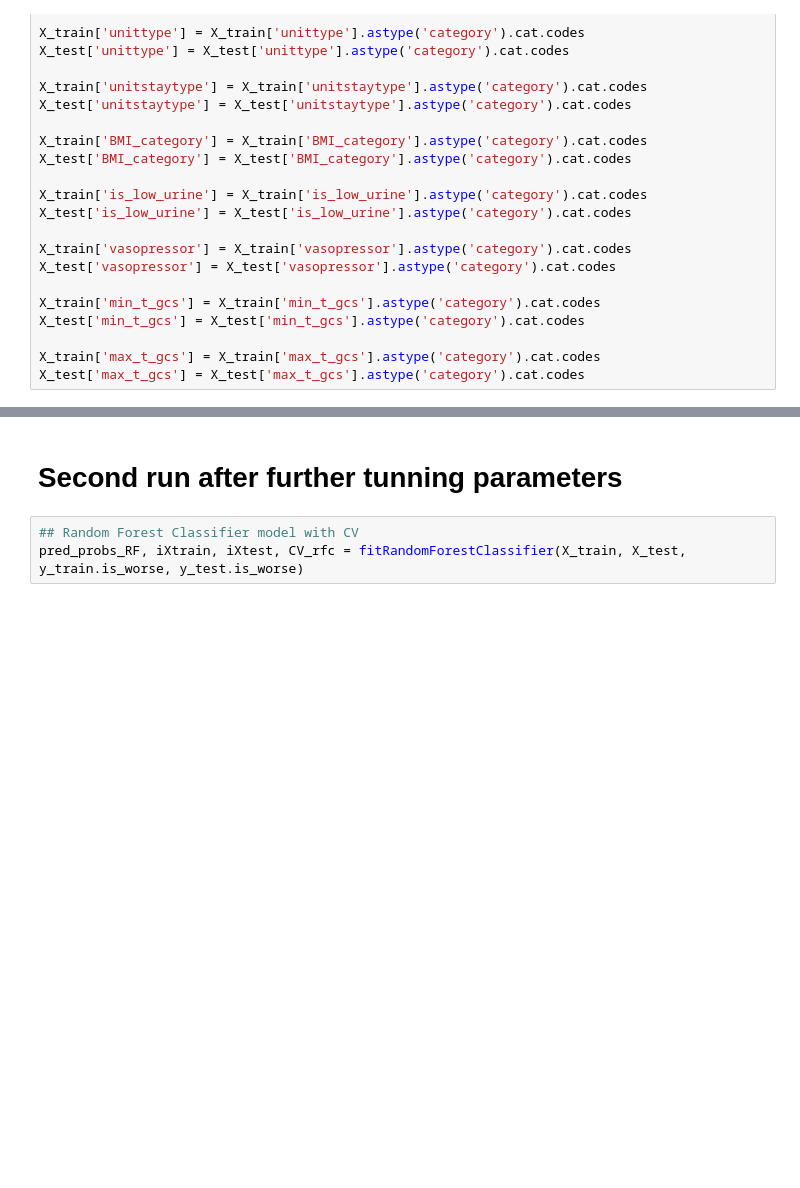
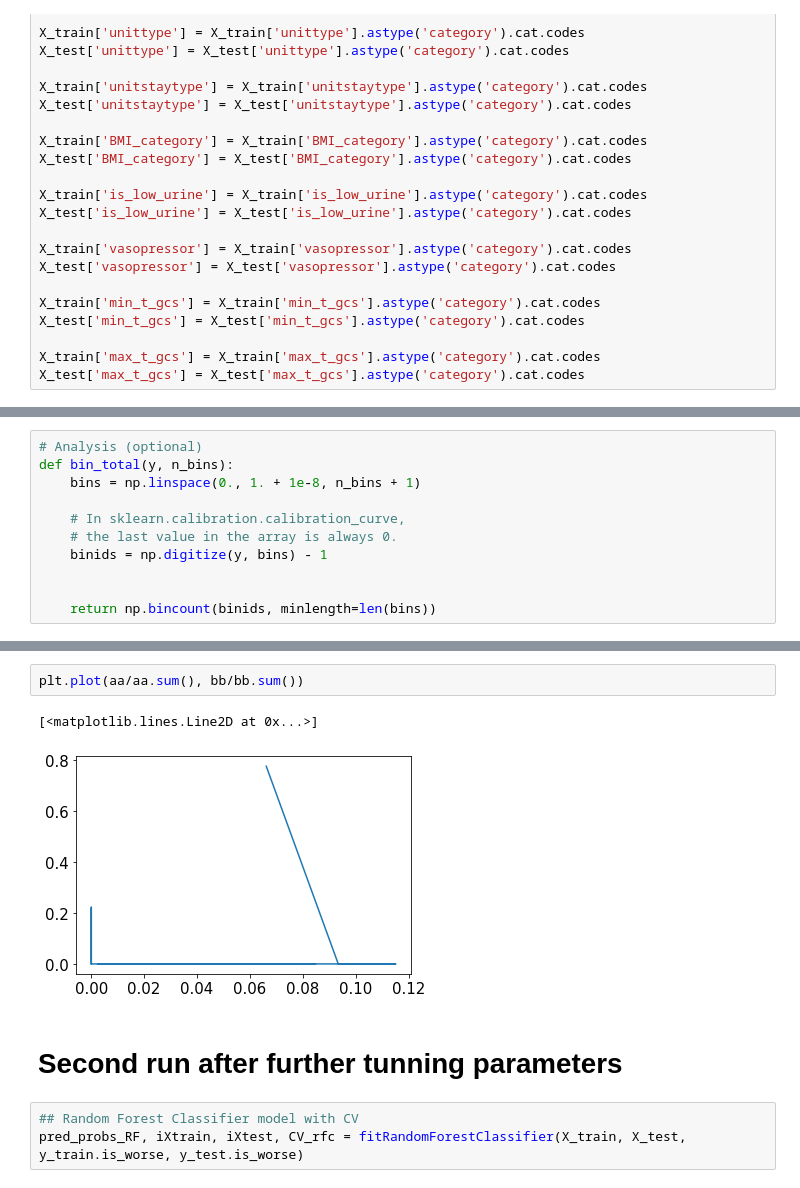
Before and after one commit to lasiadhi/Prediction-of-hypoxemia-trend, a Jupyter notebook: RF_modeling.ipynb, the cells around one changed output, grey strips where cells are left out. Cells and saved outputs as stored; diff of their text form; blank space fills up the shorter version.

```diff
--- a/RF_modeling.ipynb
+++ b/RF_modeling.ipynb
@@ -293,0 +332,11 @@ plot_metrics(y_test,pred_probs_RF)
+# %%
+# Analysis (optional)
+def bin_total(y, n_bins):
+    bins = np.linspace(0., 1. + 1e-8, n_bins + 1)
+
+    # In sklearn.calibration.calibration_curve,
+    # the last value in the array is always 0.
+    binids = np.digitize(y, bins) - 1
+
+
+    return np.bincount(binids, minlength=len(bins))
@@ -294,3 +368,8 @@ plot_metrics(y_test,pred_probs_RF)
+# %%
+plt.plot(aa/aa.sum(), bb/bb.sum())
+# %% [output]
+[<matplotlib.lines.Line2D at 0x...>]
+[figure, added]
 # %% [markdown]
 # Second run after further tunning parameters
 # %%
```
Also changed, not shown: parts of 22 cells of this notebook.
